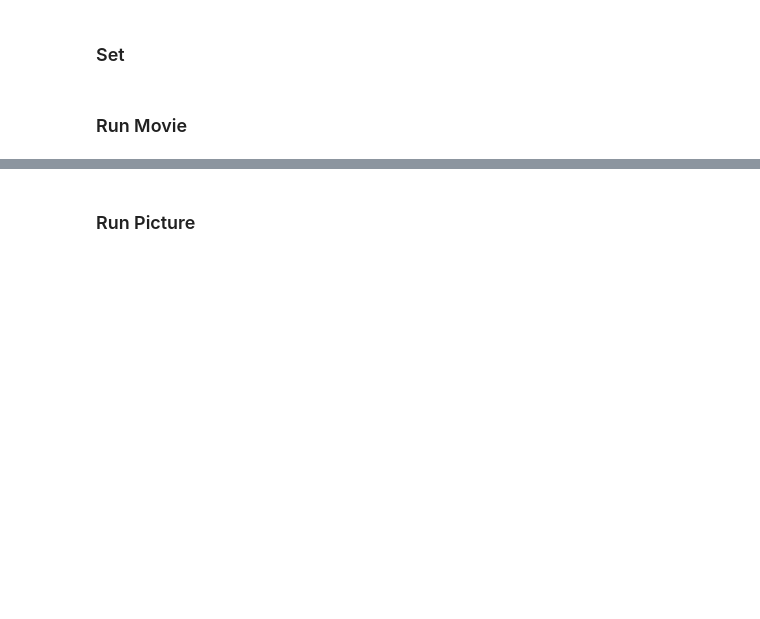
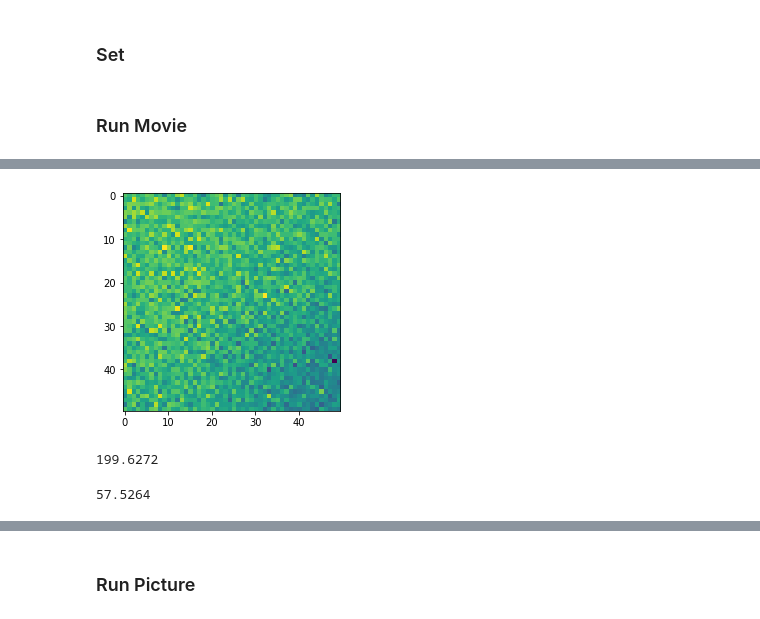
Before and after one commit to KCGallagher/Schnakenberg_Sim, a Jupyter notebook: Archive/grid_sim.ipynb, the cells around one changed output, grey strips where cells are left out. Cells and saved outputs as stored; diff of their text form; code cells hidden in the pictures; blank space fills up the shorter version.

```diff
--- a/grid_sim.ipynb
+++ b/Archive/grid_sim.ipynb
@@ -72,0 +109,12 @@ for t in np.arange(N_t-1):
+# %%
+plt.imshow(X_B[t]);
+# %% [output]
+[figure, added]
+# %%
+X_A[t].mean()
+# %% [output]
+199.6272
+# %%
+X_B[t].mean()
+# %% [output]
+57.5264
```
Also changed, not shown: parts of 20 cells of this notebook, 13 other files.
